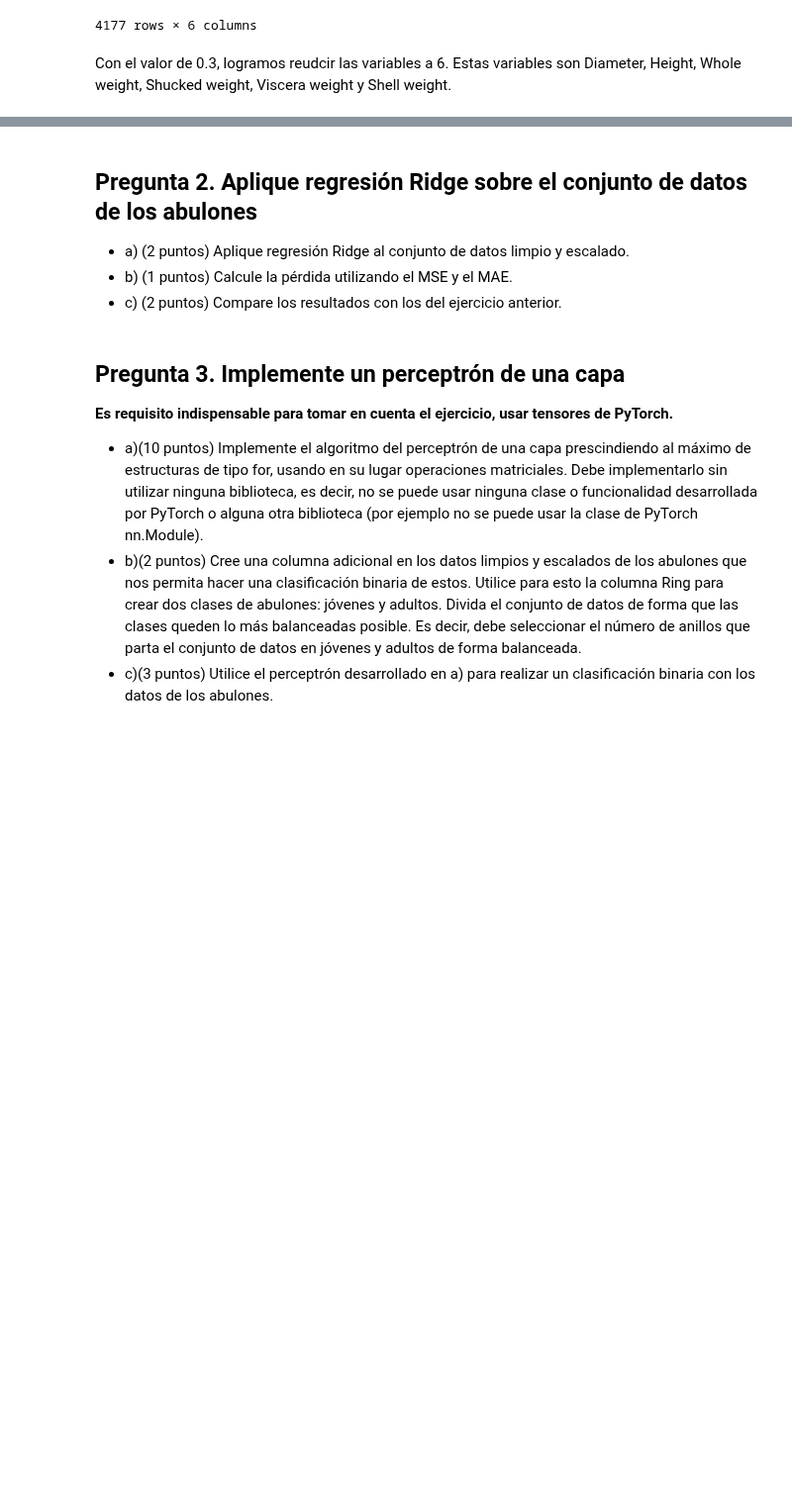
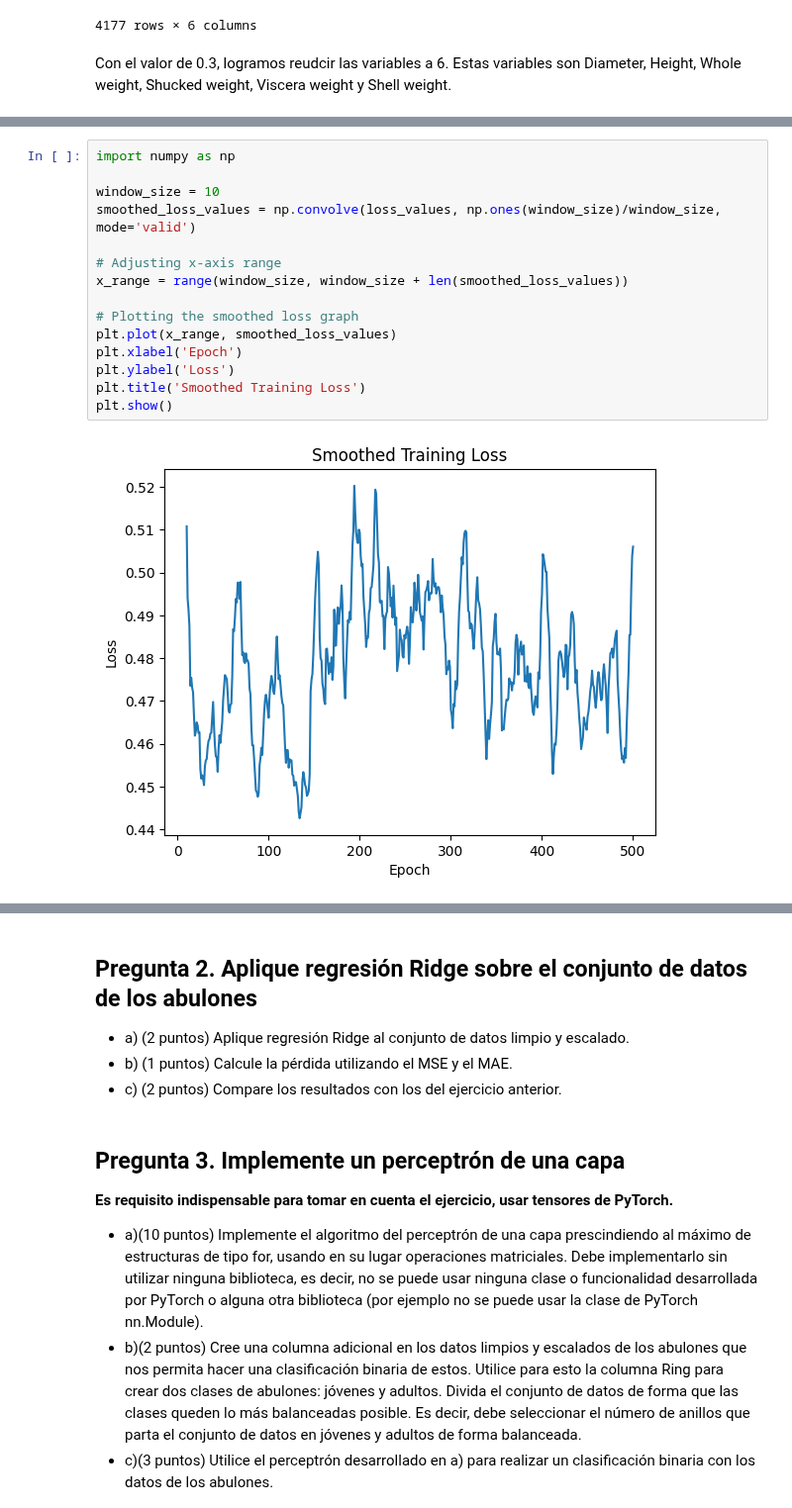
Before and after one commit to mantofer02/DataScienceBootcamp, a Jupyter notebook: FUNDATEC/MachineLearning/Tareas/2/TP02.ipynb, the cells around one changed output, grey strips where cells are left out. Shown at 99% size. Saved outputs shown, nothing was run; the diff lists cells and outputs as text; blank space fills up the shorter version.

```diff
--- a/FUNDATEC/MachineLearning/Tareas/2/TP02.ipynb
+++ b/FUNDATEC/MachineLearning/Tareas/2/TP02.ipynb
@@ -249,0 +382,17 @@ Con el valor de 0.3, logramos reudcir las variables a 6. Estas variables son Dia
+# %%
+import numpy as np
+
+window_size = 10
+smoothed_loss_values = np.convolve(loss_values, np.ones(window_size)/window_size, mode='valid')
+
+# Adjusting x-axis range
+x_range = range(window_size, window_size + len(smoothed_loss_values))
+
+# Plotting the smoothed loss graph
+plt.plot(x_range, smoothed_loss_values)
+plt.xlabel('Epoch')
+plt.ylabel('Loss')
+plt.title('Smoothed Training Loss')
+plt.show()
+# %% [output]
+[figure, added]
```
Also changed, not shown: parts of 12 cells of this notebook, 7 other files.
